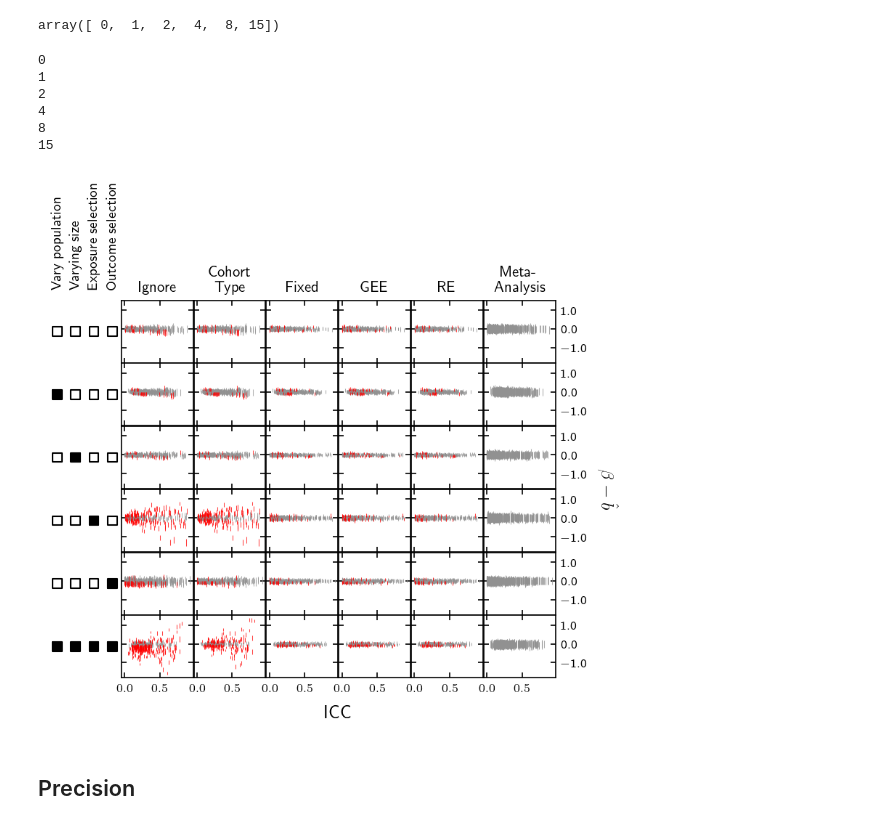
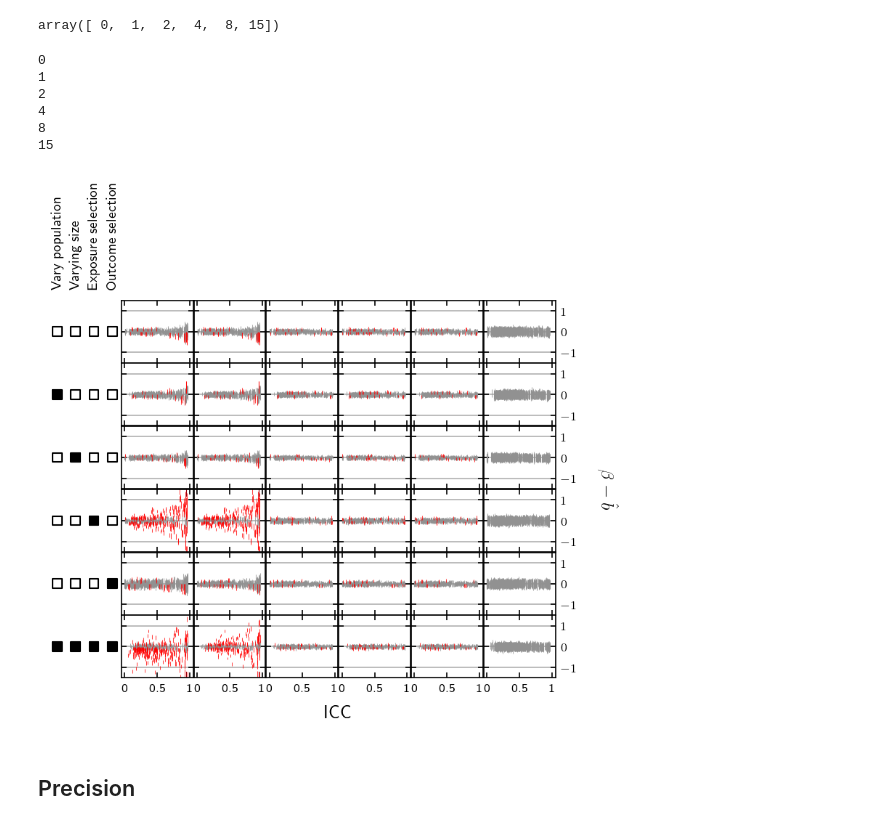
Before and after one commit to jwdebelius/theseus-autopsy, a Jupyter notebook: ipynb/Simulations.ipynb, the cells around one changed output. Cells and saved outputs as stored; diff of their text form; code cells hidden in the pictures.

```diff
--- a/ipynb/Simulations.ipynb
+++ b/ipynb/Simulations.ipynb
@@ -1490,7 +1520,7 @@ extracted_params.reset_index(level=['icc', 'converged'], inplace=True)
 thresh = pd.concat(
     axis=0,
     objs=[extracted_params['icc'] > thresh
-          for thresh in [0.01, 0.05, 0.1, 0.4, 0.7]]
+          for thresh in [0.05, 0.1, 0.4, 0.7]]
 ) * 1
 extracted_params['icc_group'] = thresh.groupby(list(thresh.index.names)).sum()
 extracted_params.set_index('icc_group', append=True, inplace=True)
@@ -1521,9 +1551,10 @@ uniform_keep = (extracted_params['converged'] | \
     (extracted_params['icc'] >= 0) & (extracted_params['icc'] <= 1)
 uniform_params = extracted_params.loc[uniform_keep].copy()
 uniform_params.reset_index(level='seed_effect', inplace=True)
-uniform_params['from_ref'] = uniform_params['param'] - uniform_params['seed_effect']
+uniform_params['from_ref'] = uniform_params['seed_effect'] - uniform_params['param']
 uniform_params['abs_diff'] = np.absolute(uniform_params['from_ref'])
 uniform_params['sign_diff'] = np.sign(uniform_params['from_ref'])
+uniform_params['sign_round'] = uniform_params['sign_diff'].mask(uniform_params['abs_diff'] < 5e-2, 0)
 uniform_params['icc2'] = uniform_params['icc'] / 0.05
 # %%
 trial_count = uniform_params.set_index('seed_effect', append=True).index.to_frame().copy()
@@ -1600,6 +1631,9 @@ def _scary_tree(fig, gs, ax_ref, i, j, scenario, model, x='icc',
     df_['include'] = \
         (df_['ci_lo'] < df_['seed_effect']) & (df_['ci_hi'] > df_['seed_effect'])
     df_['param2'] = df_['seed_effect'] - df_['param']
+    df_['outside_lo'] = df_[['param2', 'width']].sum(axis=1) < -1.5
+    df_['outside_hi'] = (df_['param2'] - df_['width']) > 1.5
+    df_['inside'] = ~df_[['outside_lo', 'outside_hi']].any(axis=1)
 
     # Sets up the axis
     if ax_ref is None:
@@ -1609,13 +1643,26 @@ def _scary_tree(fig, gs, ax_ref, i, j, scenario, model, x='icc',
 
     # Plots the results
     ax_.errorbar(x=x, y='param2',  yerr='width',
-                data=df_.loc[df_['include']],
+                data=df_.loc[df_[['include', 'inside']].all(axis=1)],
                 color='#919191',
                 **error_kwargs)
     ax_.errorbar(x=x, y='param2',  yerr='width',
-                data=df_.loc[~df_['include']],
+                data=df_.loc[~df_['include'] & df_['inside']],
                 color='red',
                 **error_kwargs)
+    yscale = np.diff(ax_.get_ylim()) * 0.1
+    if df_['outside_lo'].any():
+        x_lo = df_.loc[df_['outside_lo'], [x, x]].copy()
+        y_lo = np.vstack([np.ones(len(x_lo)) * ax_.get_ylim()[0],
+                          np.ones(len(x_lo)) * ax_.get_ylim()[0] + yscale])
+        ax_.plot(x_lo.T, y_lo, color='#99000d', linewidth=0.5)
+    if df_['outside_hi'].any():
+        x_hi = df_.loc[df_['outside_hi'], [x, x]].copy()
+        y_hi = np.vstack([np.ones(len(x_hi)) * ax_.get_ylim()[1],
+                          np.ones(len(x_hi)) * ax_.get_ylim()[1] - yscale])
+        ax_.plot(x_hi.T, y_hi, color='#99000d', linewidth=0.5)
+
+    ax_.set_xlim(-0.05, 1.05)
 
     ax_.xaxis.set_tick_params(bottom=True, labeltop=False,
                               top=True, labelbottom=False,
@@ -1625,23 +1672,24 @@ def _scary_tree(fig, gs, ax_ref, i, j, scenario, model, x='icc',
                               right=True, labelright=(j == 5),
                               tickdir='in',
                               labelsize=8)
-    ax_.yaxis.set_major_formatter(ticker.StrMethodFormatter('{x:>5.1f}'))
+    # ax_.yaxis.set_major_formatter(ticker.StrMethodFormatter('{x:>5.1f}'))
     ax_.xaxis.get_label().set_visible(False)
     ax_.yaxis.get_label().set_visible(False)
 
-    if i == 0:
-        ax_.set_title(tidy_short.get(model, model.title()), size=10)
+    # if i == 0:
+    #     ax_.set_title(tidy_short.get(model, model.title()), size=10)
 
     return ax_
 # %%
 def plot_ref_scatter(fig, gs, scenarios, check_mark='x', box_size=None,
-                     boxlinewidth=1,  ax_labels=None, check_color='k'):
+                     boxlinewidth=1,  ax_labels=None, check_color='k',
+                     offset=0, labeltop=True):
     """
 
     """
     for i, (bool_, _) in enumerate(scenarios):
         # Axis
-        ax = fig.add_subplot(gs[i, 0], facecolor='None',)
+        ax = fig.add_subplot(gs[i + offset, 0], facecolor='None',)
 
         num_factors = len(bool_)
         x_ref = np.linspace(0, 1, num_factors)
@@ -1670,7 +1718,8 @@ def plot_ref_scatter(fig, gs, scenarios, check_mark='x', box_size=None,
         ax.set_xticklabels(['Vary population', 'Varying size',
                             'Exposure selection', 'Outcome selection'],
                            rotation=90, size=9)
-        ax.xaxis.set_tick_params(bottom=False, labeltop=(i == 0), labelbottom=False)
+        ax.xaxis.set_tick_params(bottom=False, labeltop=(i == 0) & labeltop,
+                                 labelbottom=False)
         ax.yaxis.set_tick_params(left=False, labelleft=False)
         sn.despine(ax=ax, left=True, right=True, top=True, bottom=True)
 # %%
@@ -1681,34 +1730,40 @@ array([ 0,  1,  2,  4,  8, 15])
 fig = plt.figure(dpi=150, constrained_layout=0, figsize=(6, 4.5))
 gs = fig.add_gridspec(6, 7, wspace=0.01, hspace=0.01)
 
 ax_ = None
 for i, scenario in enumerate(scenario_codes):
     print(scenario)
     ax_r = []
     for j, model in enumerate(tech_order):
         ax_ = _scary_tree(fig, gs, ax_, i, j, scenario, model,
                           linestyle='', alpha=0.75, linewidth=0.5)
+        ax_.set_xticks(np.arange(0, 1.1, 0.5))
         ax_.xaxis.set_tick_params(labelbottom=(scenario==15))
+        ax_.set_xticklabels(['0', '0.5', '1'])
+        ax_.set_ylim(-1.5, 1.5)
+        ax_.set_yticks(np.arange(-1, 2, 1), minor=True)
+        ax_.grid(visible=True, axis='y', which='major')
+
 plot_ref_scatter(fig=fig, gs=gs, scenarios=scenarios_lo_var, check_mark='s')
 
 ax_l = fig.add_subplot(gs[:, 1:], facecolor='None')
 ax_l.set_ylabel('$\\beta - \\hat{b}$', size=12, rotation=-90, va='bottom', labelpad=42)
 ax_l.yaxis.set_label_position('right')
 ax_l.set_xlabel('ICC', size=12, labelpad=18)
 ax_l.xaxis.set_tick_params(bottom=False, labelbottom=False, top=False,
                            labeltop=False, length=0, labelsize=0)
 ax_l.yaxis.set_tick_params(bottom=False, labelbottom=False, top=False,
                            labeltop=False, length=0, labelsize=0)
 sn.despine(ax=ax_l, left=True, right=True, top=True, bottom=True)
 fig
 # %% [output]
 0
 1
 2
 4
 8
 15
-[figure, old version]
+[figure, new version]
 # %% [markdown]
 ## Precision
 # %% [markdown]
```
Also changed, not shown: parts of 64 cells of this notebook.
